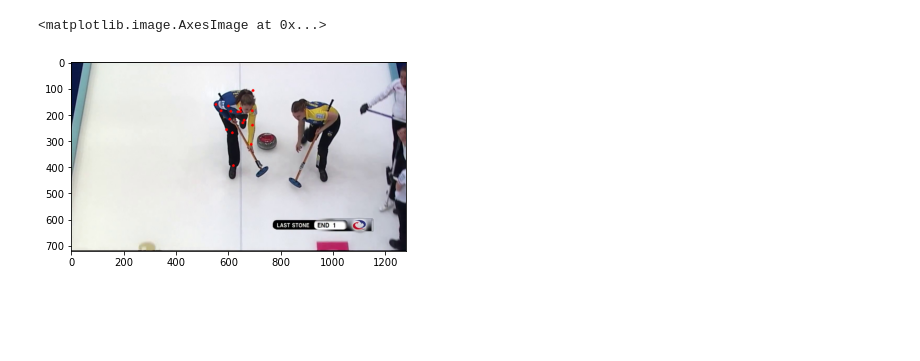
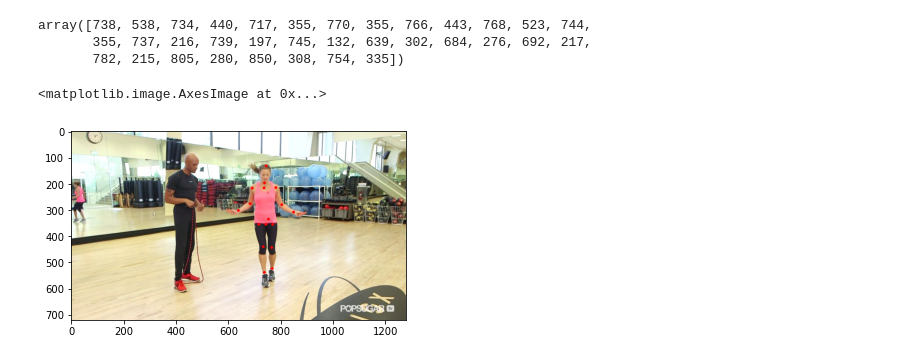
Before and after one commit to nexhua/ml_pose_estimation, a Jupyter notebook: tests.ipynb, the cells around one changed output. Cells and saved outputs as stored; diff of their text form; code cells hidden in the pictures; blank space fills up the shorter version.

```diff
--- a/tests.ipynb
+++ b/tests.ipynb
@@ -24,7 +18,16 @@ keypoints = np.array(keypoints)
+# %%
+sample = list(df.iloc[1])
 # %%
-im = util.imread_from_id(train_labels[0]["image"])
+im = util.imread_from_id(sample[0])
+keypoints = np.array(sample[1:])
+# %%
+keypoints
+# %% [output]
+array([738, 538, 734, 440, 717, 355, 770, 355, 766, 443, 768, 523, 744,
+       355, 737, 216, 739, 197, 745, 132, 639, 302, 684, 276, 692, 217,
+       782, 215, 805, 280, 850, 308, 754, 335])
 # %%
-plt.imshow(util.to_rgb(util.draw_keypoints(im, keypoints)))
+plt.imshow(util.to_rgb(util.draw_keypoints(im, keypoints, 5)))
 # %% [output]
 <matplotlib.image.AxesImage at 0x...>
-[figure, old version]
+[figure, new version]
```
Also changed, not shown: parts of 22 cells of this notebook, 4 other files.
